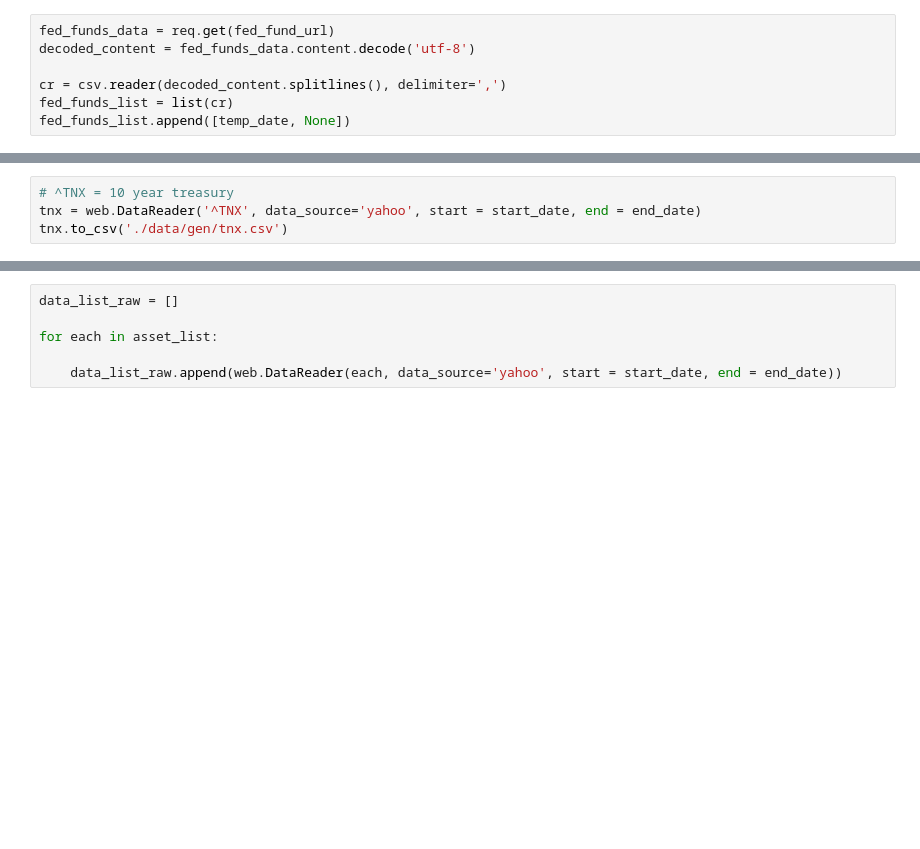
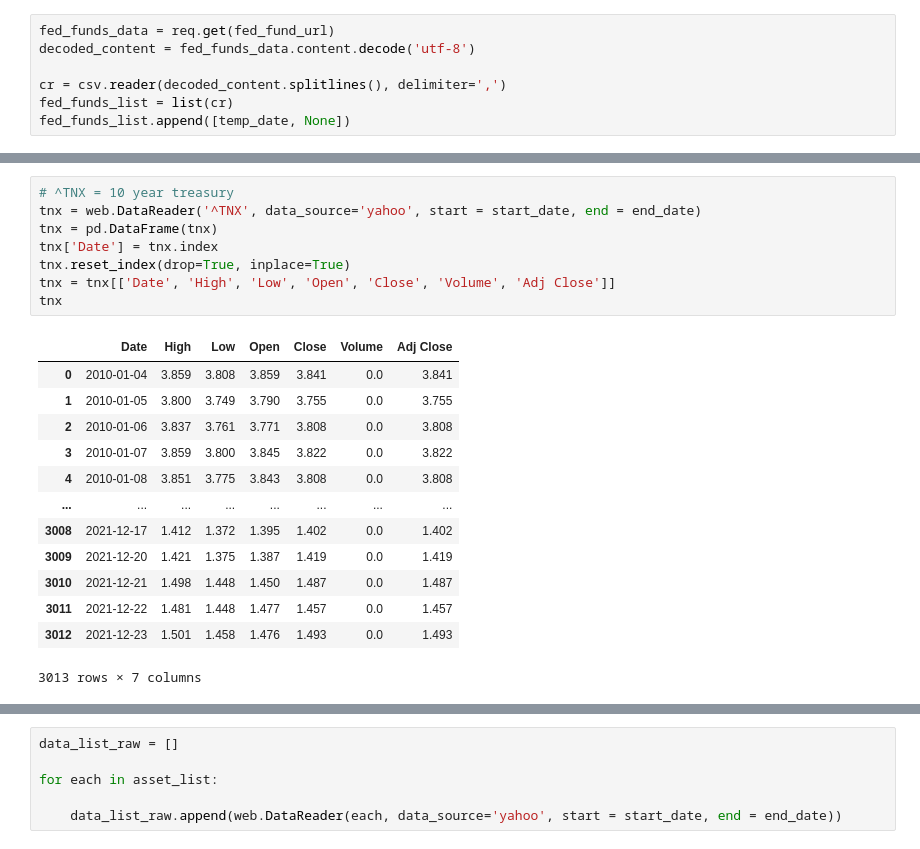
Before and after one commit to sking115422/RT_ETF_predictor, a Jupyter notebook: get_yahoo_data.ipynb, the cells around one changed output, grey strips where cells are left out. Saved outputs shown, nothing was run; the diff lists cells and outputs as text; blank space fills up the shorter version.

```diff
--- a/get_yahoo_data.ipynb
+++ b/get_yahoo_data.ipynb
@@ -52,7 +87,25 @@ fvx.to_csv('./data/gen/fvx.csv')
 # %%
 # ^TNX = 10 year treasury
 tnx = web.DataReader('^TNX', data_source='yahoo', start = start_date, end = end_date)
-tnx.to_csv('./data/gen/tnx.csv')
+tnx = pd.DataFrame(tnx)
+tnx['Date'] = tnx.index
+tnx.reset_index(drop=True, inplace=True)
+tnx = tnx[['Date', 'High', 'Low', 'Open', 'Close', 'Volume', 'Adj Close']]
+tnx
+# %% [output]
+|  | Date | High | Low | Open | Close | Volume | Adj Close |
+| 0 | 2010-01-04 | 3.859 | 3.808 | 3.859 | 3.841 | 0.0 | 3.841 |
+| 1 | 2010-01-05 | 3.800 | 3.749 | 3.790 | 3.755 | 0.0 | 3.755 |
+| 2 | 2010-01-06 | 3.837 | 3.761 | 3.771 | 3.808 | 0.0 | 3.808 |
+| 3 | 2010-01-07 | 3.859 | 3.800 | 3.845 | 3.822 | 0.0 | 3.822 |
+| 4 | 2010-01-08 | 3.851 | 3.775 | 3.843 | 3.808 | 0.0 | 3.808 |
+| ... | ... | ... | ... | ... | ... | ... | ... |
+| 3008 | 2021-12-17 | 1.412 | 1.372 | 1.395 | 1.402 | 0.0 | 1.402 |
+| 3009 | 2021-12-20 | 1.421 | 1.375 | 1.387 | 1.419 | 0.0 | 1.419 |
+| 3010 | 2021-12-21 | 1.498 | 1.448 | 1.450 | 1.487 | 0.0 | 1.487 |
+| 3011 | 2021-12-22 | 1.481 | 1.448 | 1.477 | 1.457 | 0.0 | 1.457 |
+| 3012 | 2021-12-23 | 1.501 | 1.458 | 1.476 | 1.493 | 0.0 | 1.493 |
+3013 rows × 7 columns
 # %%
 # ^VIX = Volatility index
 vix = web.DataReader('^VIX', data_source='yahoo', start = start_date, end = end_date)
```
Also changed, not shown: parts of 21 cells of this notebook, 1 other file.
